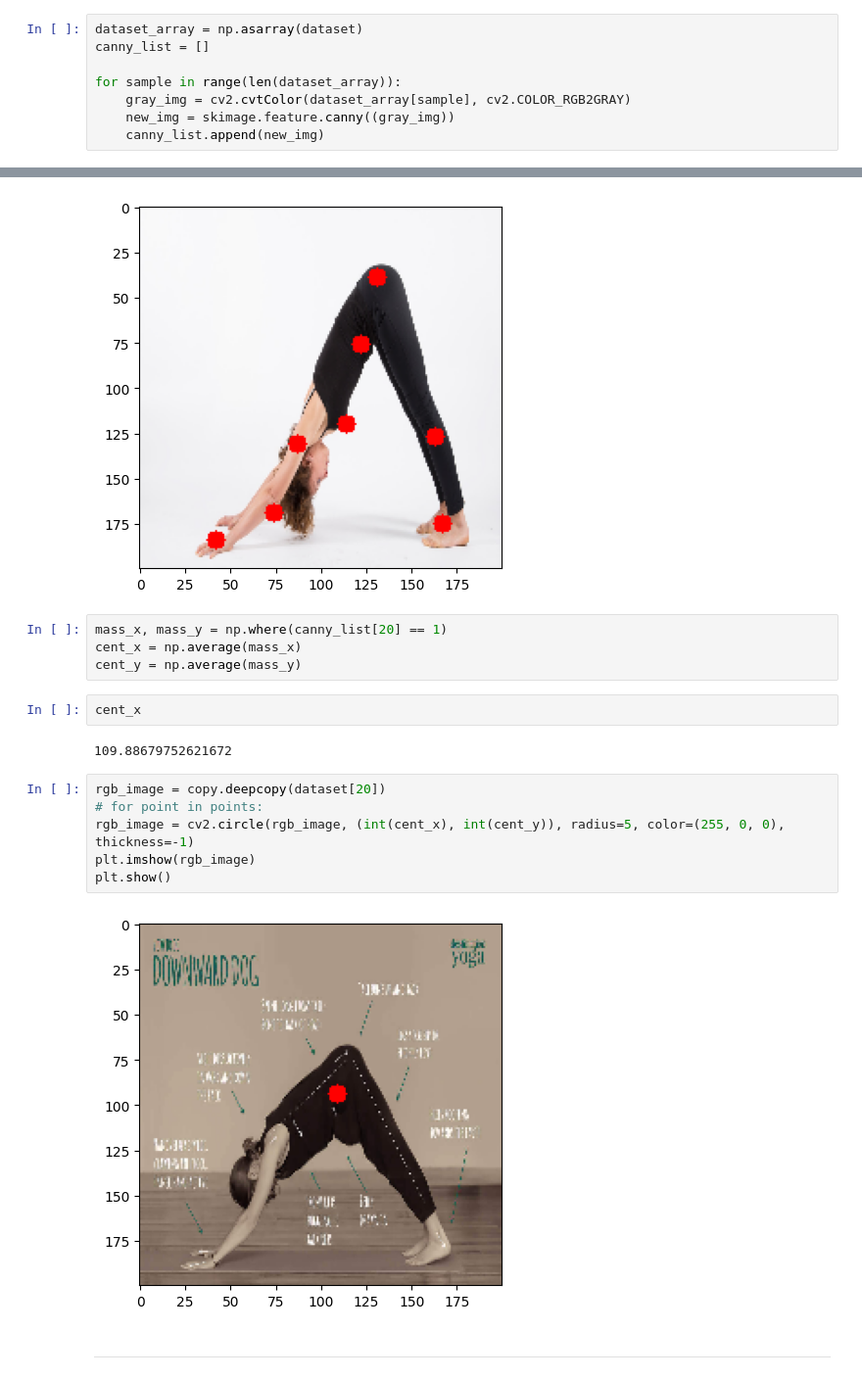
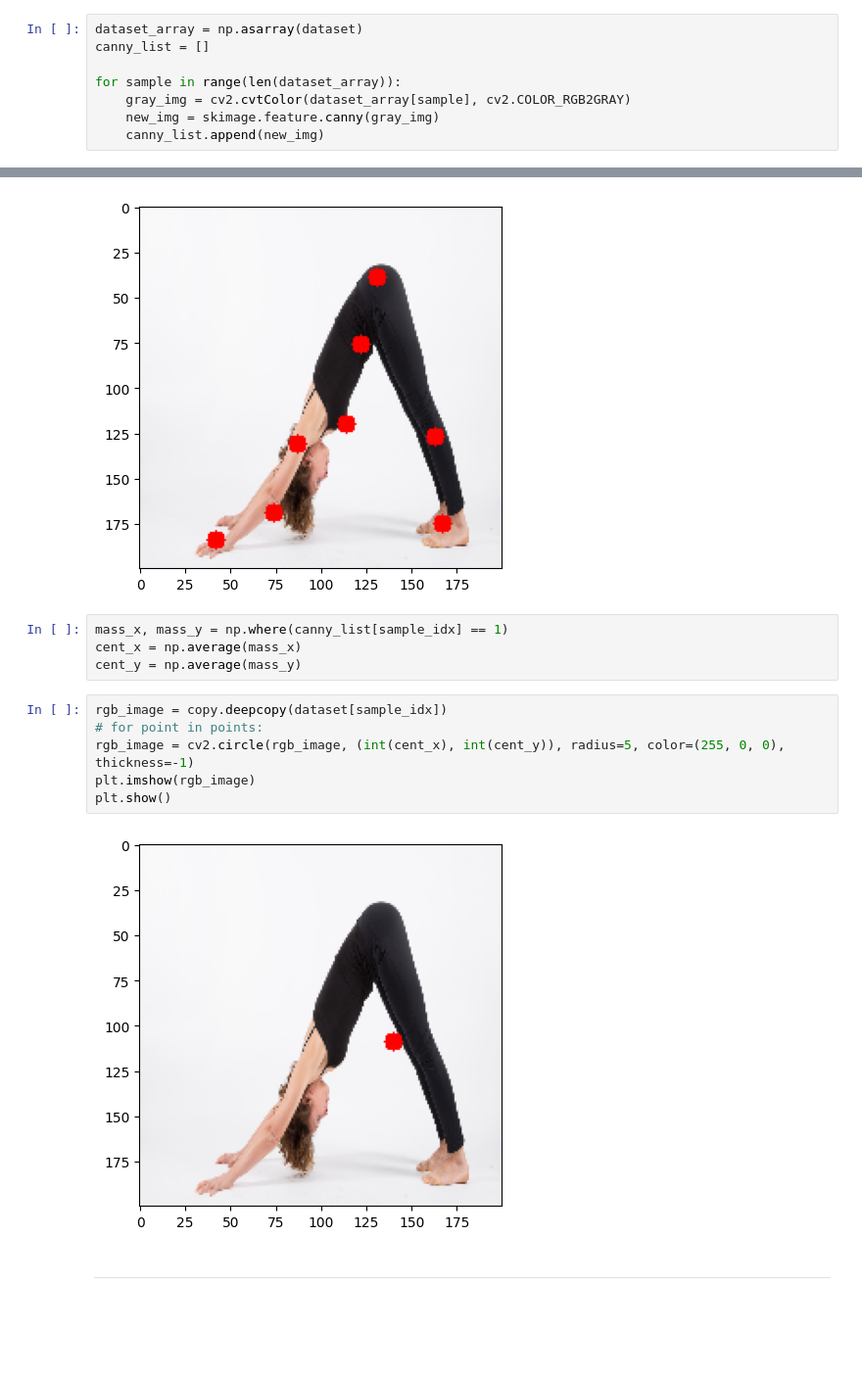
Before and after one commit to jakub-kowalik/analiza-obrazow-cyfrowych-projekt, a Jupyter notebook: src/notebooks/yoga_centroid.ipynb, the cells around one changed output, grey strips where cells are left out. Shown at 98% size. Saved outputs shown, nothing was run; the diff lists cells and outputs as text; blank space fills up the shorter version.

```diff
--- a/src/notebooks/yoga_centroid.ipynb
+++ b/src/notebooks/yoga_centroid.ipynb
@@ -46,7 +45,7 @@ canny_list = []
 
 for sample in range(len(dataset_array)):
     gray_img = cv2.cvtColor(dataset_array[sample], cv2.COLOR_RGB2GRAY)
-    new_img = skimage.feature.canny((gray_img))
+    new_img = skimage.feature.canny(gray_img)
     canny_list.append(new_img)
 # %%
 plt.imshow(canny_list[sample_idx])
@@ -105,20 +104,16 @@ plt.show()
 # %% [output]
 [figure]
 # %%
-mass_x, mass_y = np.where(canny_list[20] == 1)
+mass_x, mass_y = np.where(canny_list[sample_idx] == 1)
 cent_x = np.average(mass_x)
 cent_y = np.average(mass_y)
-# %%
-cent_x
-# %% [output]
-109.88679752621672
 # %%
-rgb_image = copy.deepcopy(dataset[20])
+rgb_image = copy.deepcopy(dataset[sample_idx])
 # for point in points:
 rgb_image = cv2.circle(rgb_image, (int(cent_x), int(cent_y)), radius=5, color=(255, 0, 0), thickness=-1)
 plt.imshow(rgb_image)
 plt.show()
 # %% [output]
-[figure, old version]
+[figure, new version]
 # %% [markdown]
 ------------------------------------------------------------------------------------------------------------------------------------------
```
Also changed, not shown: parts of 10 cells of this notebook.
